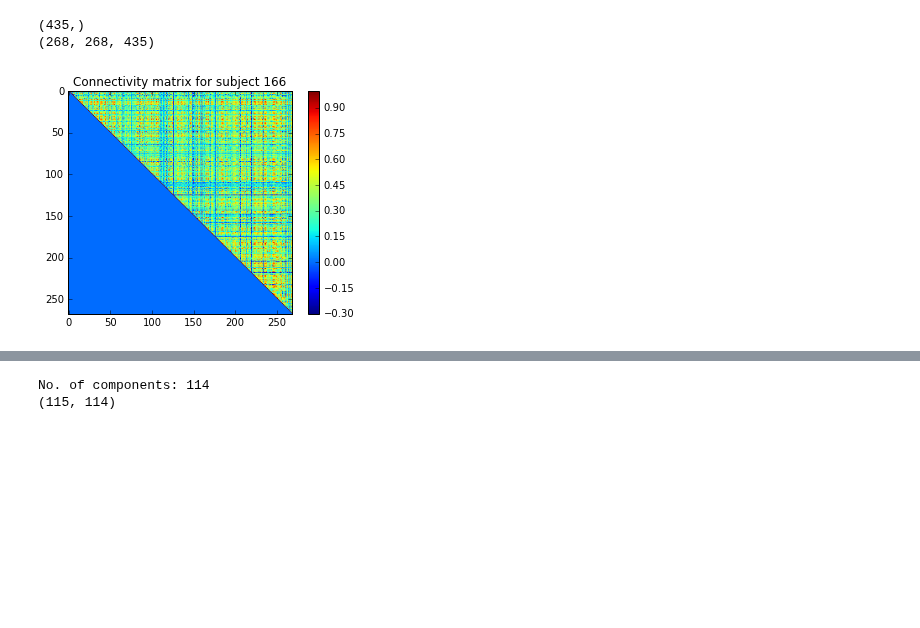
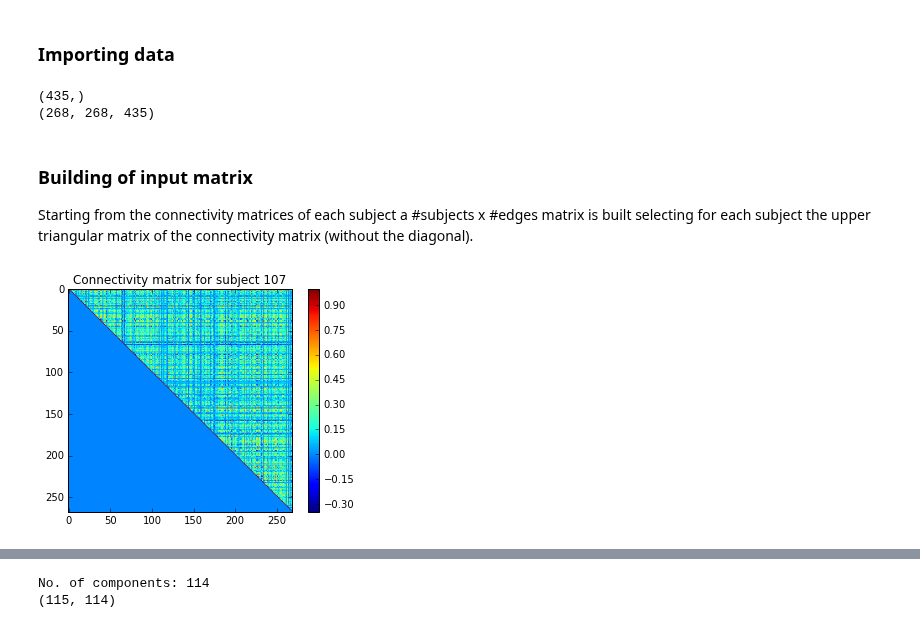
Before and after one commit to paola-g/iq_prediction, a Jupyter notebook: random_forest.ipynb, the cells around one changed output, grey strips where cells are left out. Drawn from its saved outputs; the diff is of its cells as text; code cells hidden in the pictures; blank space fills up the shorter version.

```diff
--- a/random_forest.ipynb
+++ b/random_forest.ipynb
@@ -13,6 +15,8 @@ import scipy.stats as stats
 from sklearn import cross_validation
 from sklearn.ensemble import RandomForestRegressor
 from sklearn.decomposition import PCA
+# %% [markdown]
+### Importing data
 # %%
 # finn's data set
 data = sio.loadmat('rfMRI_REST1_HCP_Q2')
@@ -32,26 +36,30 @@ print(data_ext.shape)
 # %% [output]
 (435,)
 (268, 268, 435)
+# %% [markdown]
+### Building of input matrix
+Starting from the connectivity matrices of each subject a #subjects x #edges matrix is built selecting for each subject the upper triangular matrix of the connectivity matrix (without the diagonal).
 # %%
 # choose dataset
 conn_mats = data['rest_1_mat']
 #conn_mats = data_ext
 
 # build matrix n_subjects x n_edges
 n_parcels = conn_mats.shape[0]
 triu_idx = np.triu_indices(n_parcels,1)
 n_edges = len(triu_idx[1]);
 
 def plt_conn(subject):
     plt.imshow(np.triu(conn_mats[:,:,subject-1]))
     plt.colorbar()
     plt.title('Connectivity matrix for subject '+str(subject))
 
-interact(plt_conn, subject=(1,n_subj),continuous_update=False)
+interact(plt_conn, subject=(1,n_subj))
+
 
 edges = np.zeros([n_subj,n_edges])
 
 for subject in range(conn_mats.shape[-1]):
     edges[subject,] = conn_mats[:,:,subject][triu_idx]
 # %% [output]
-[figure, old version]
+[figure, new version]
```
Also changed, not shown: parts of 5 cells of this notebook, 2 other files.
